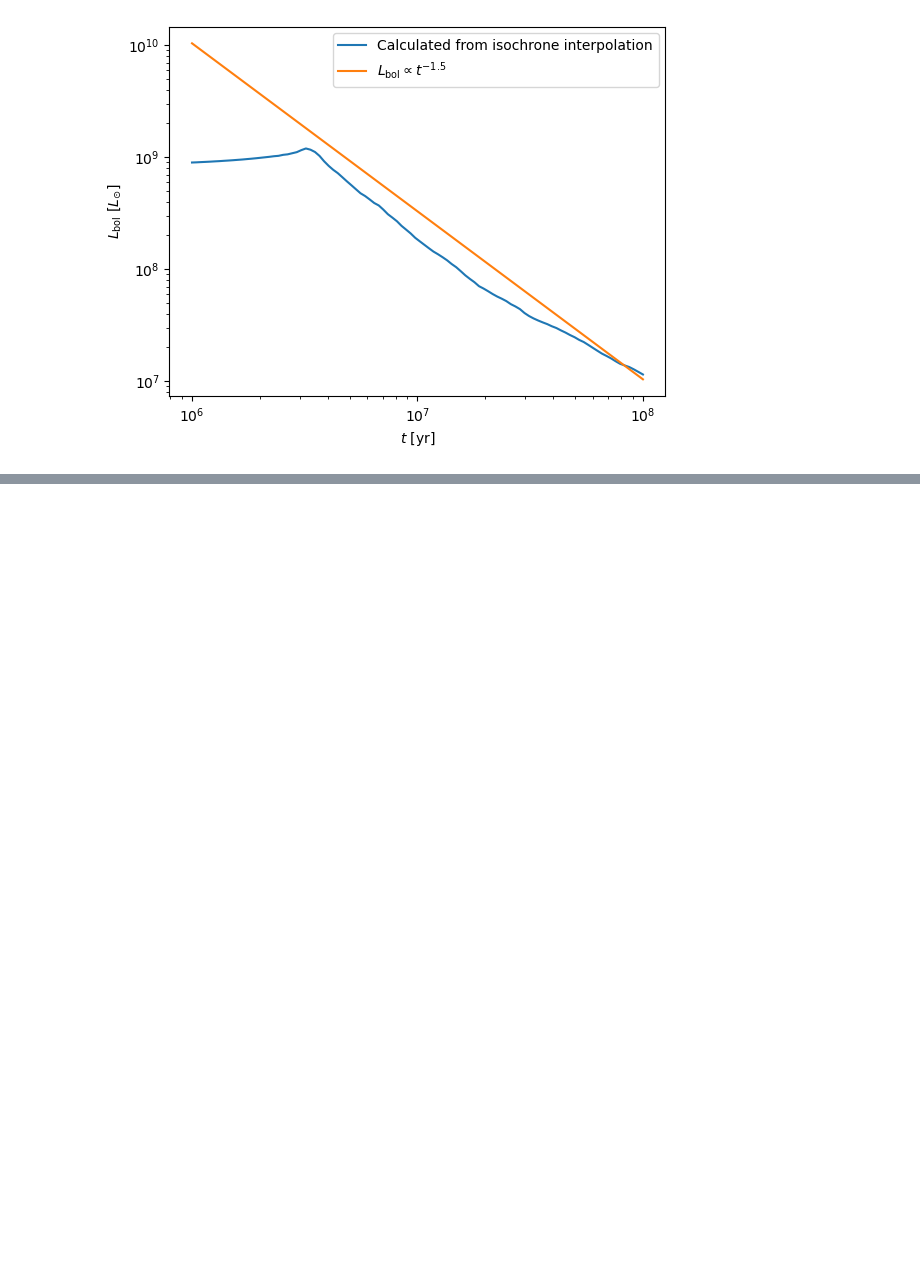
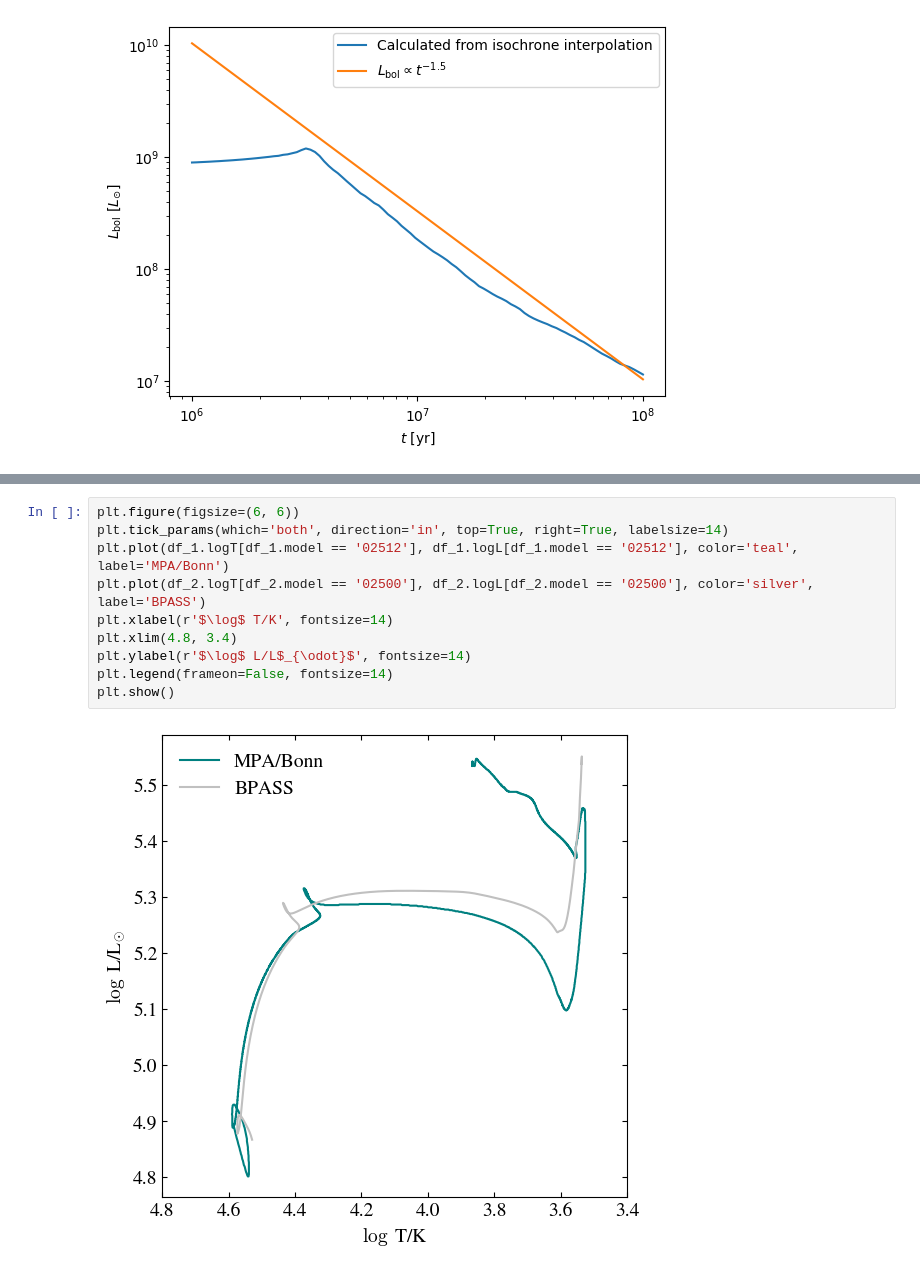
Before and after one commit to arsenal-popsynth/arsenal_gear, a Jupyter notebook: paper_plots.ipynb, the cells around one changed output, grey strips where cells are left out. Drawn from its saved outputs; the diff is of its cells as text; blank space fills up the shorter version.

```diff
--- a/paper_plots.ipynb
+++ b/paper_plots.ipynb
@@ -118,0 +160,12 @@ plt.legend()
+# %%
+plt.figure(figsize=(6, 6))
+plt.tick_params(which='both', direction='in', top=True, right=True, labelsize=14)
+plt.plot(df_1.logT[df_1.model == '02512'], df_1.logL[df_1.model == '02512'], color='teal', label='MPA/Bonn')
+plt.plot(df_2.logT[df_2.model == '02500'], df_2.logL[df_2.model == '02500'], color='silver', label='BPASS')
+plt.xlabel(r'$\log$ T/K', fontsize=14)
+plt.xlim(4.8, 3.4)
+plt.ylabel(r'$\log$ L/L$_{\odot}$', fontsize=14)
+plt.legend(frameon=False, fontsize=14)
+plt.show()
+# %% [output]
+[figure, added]
```
Also changed, not shown: parts of 4 cells of this notebook.
